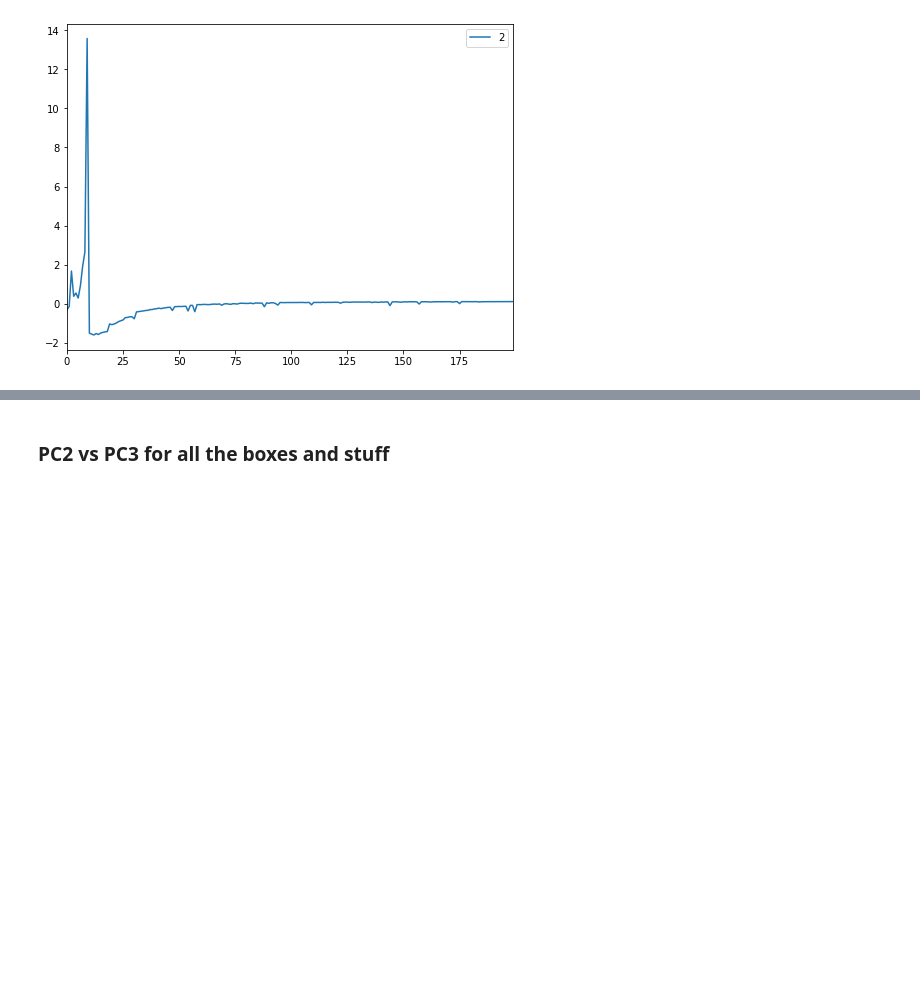
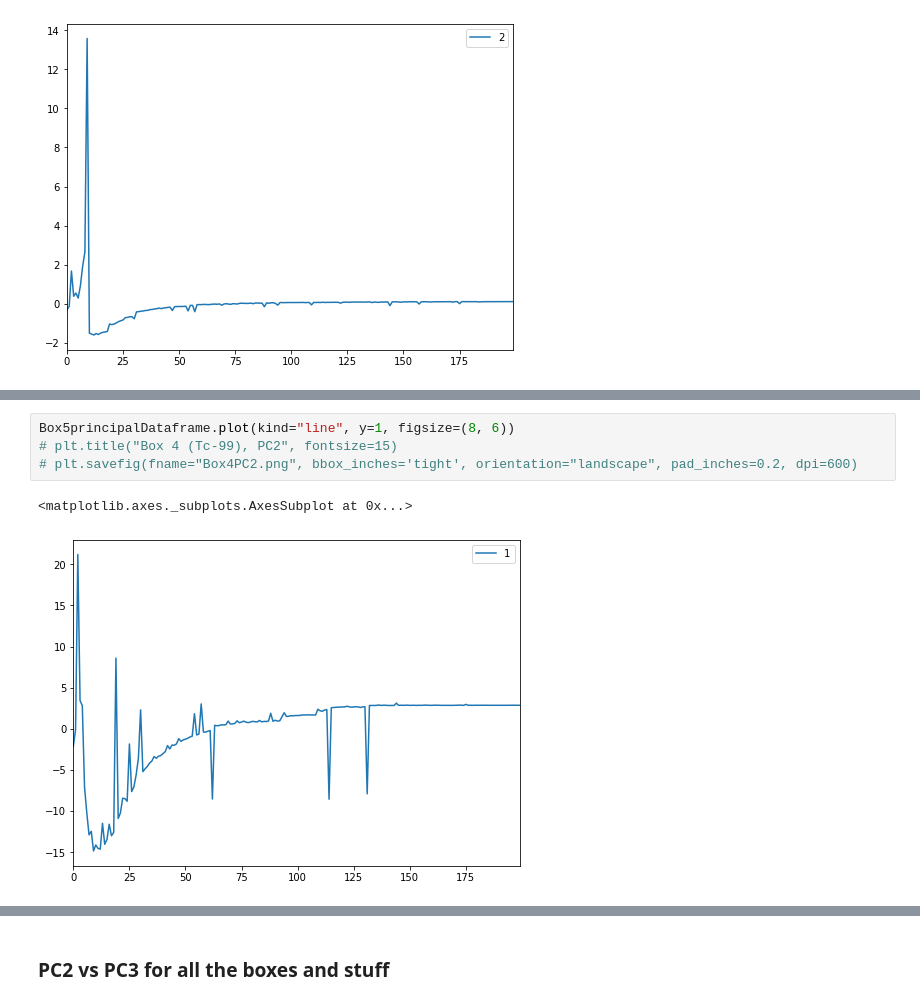
Before and after one commit to Dithizone/Math398-Project, a Jupyter notebook: PerformingPCA.ipynb, the cells around one changed output, grey strips where cells are left out. Cells and saved outputs as stored; diff of their text form; blank space fills up the shorter version.

```diff
--- a/PerformingPCA.ipynb
+++ b/PerformingPCA.ipynb
@@ -406,0 +451,7 @@ Box4principalDataframe.plot(kind="line", y=2, figsize=(8, 6))
+# %%
+Box5principalDataframe.plot(kind="line", y=1, figsize=(8, 6))
+# plt.title("Box 4 (Tc-99), PC2", fontsize=15)
+# plt.savefig(fname="Box4PC2.png", bbox_inches='tight', orientation="landscape", pad_inches=0.2, dpi=600)
+# %% [output]
+<matplotlib.axes._subplots.AxesSubplot at 0x...>
+[figure, added]
```
Also changed, not shown: parts of 14 cells of this notebook, 2 other files.
